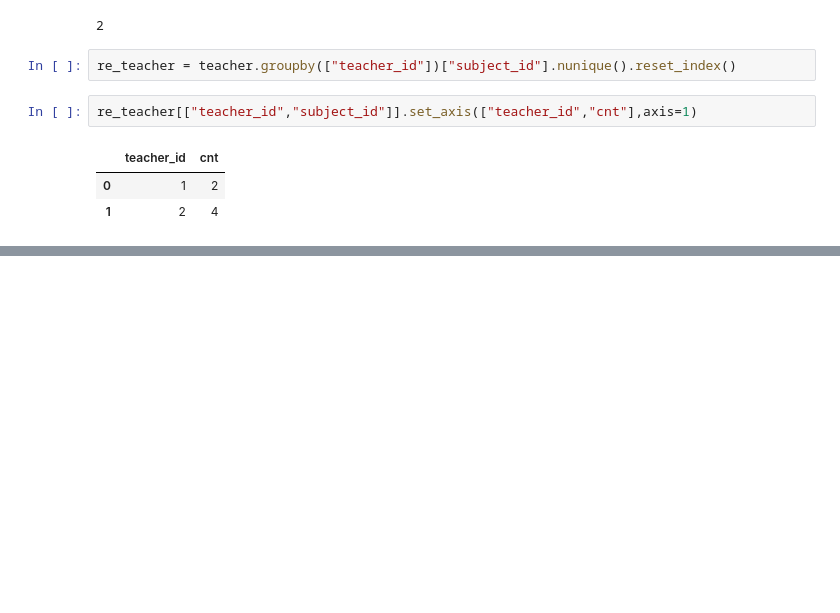
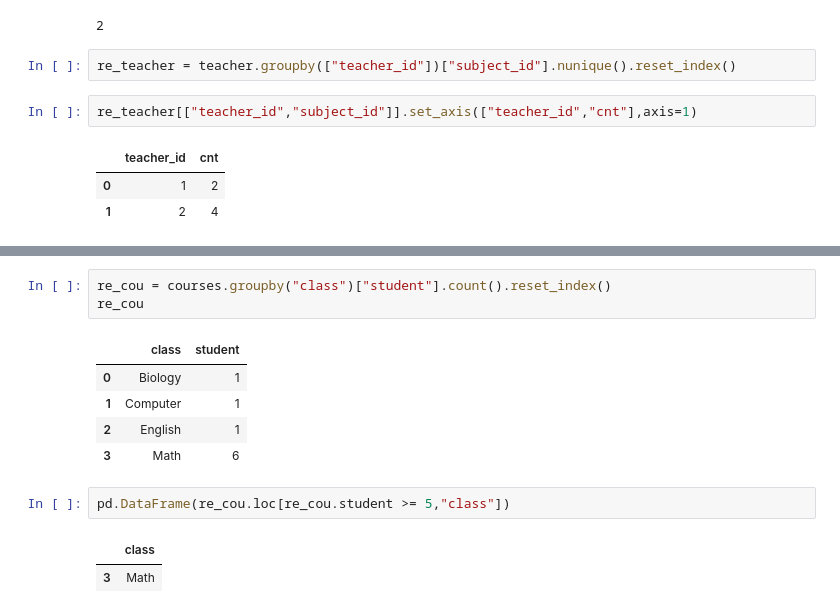
Before and after one commit to ShahriarHA/The-Pandas--Playground, a Jupyter notebook: leetCode3.ipynb, the cells around one changed output, grey strips where cells are left out. Drawn from its saved outputs; the diff is of its cells as text; blank space fills up the shorter version.

```diff
--- a/leetCode3.ipynb
+++ b/leetCode3.ipynb
@@ -344,0 +364,14 @@ re_teacher[["teacher_id","subject_id"]].set_axis(["teacher_id","cnt"],axis=1)
+# %%
+re_cou = courses.groupby("class")["student"].count().reset_index()
+re_cou
+# %% [output]
+|  | class | student |
+| 0 | Biology | 1 |
+| 1 | Computer | 1 |
+| 2 | English | 1 |
+| 3 | Math | 6 |
+# %%
+pd.DataFrame(re_cou.loc[re_cou.student >= 5,"class"])
+# %% [output]
+|  | class |
+| 3 | Math |
```
Also changed, not shown: parts of 2 cells of this notebook.
